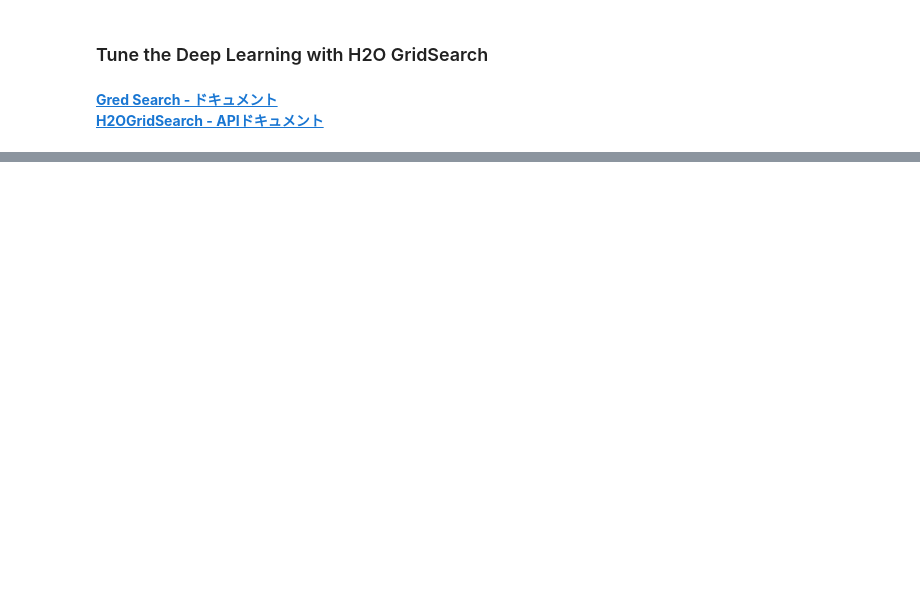
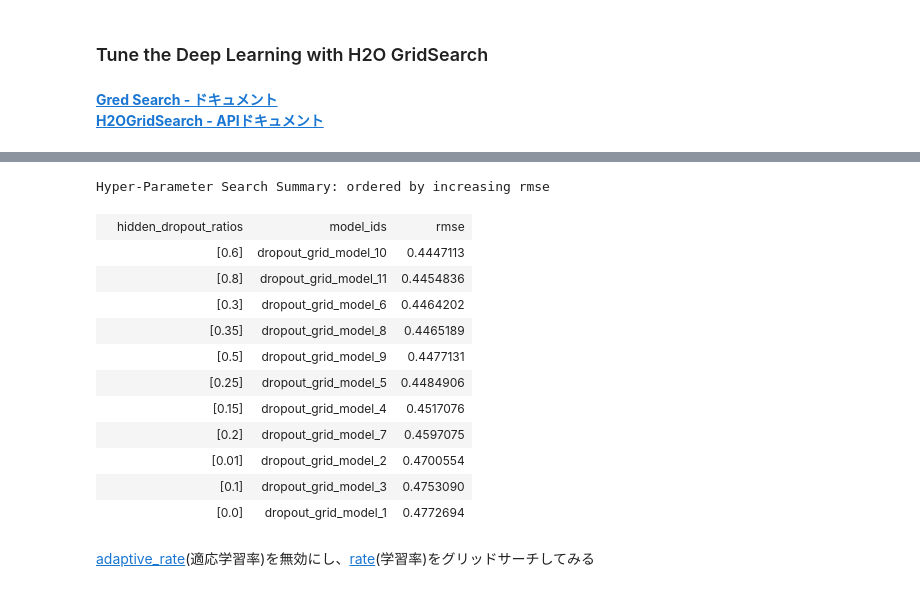
Before and after one commit to yukismd/H2O_3_Tutorial, a Jupyter notebook: python_api/H2O-3 Regression Tutorial.ipynb, the cells around one changed output, grey strips where cells are left out. Cells and saved outputs as stored; diff of their text form; code cells hidden in the pictures; blank space fills up the shorter version.

```diff
--- a/python_api/H2O-3 Regression Tutorial.ipynb
+++ b/python_api/H2O-3 Regression Tutorial.ipynb
@@ -723,0 +780,19 @@ Tuned XGB MAE:0.3026
+# %%
+dl = H2ODeepLearningEstimator(
+    epochs=10,
+    hidden=[165],     # 上で探索した結果を指定（NNでは再現が困難なため一致しない可能性がある）
+    seed=42,
+    model_id='DL',
+    activation='rectifier_with_dropout')
+
+hyper_params = {'hidden_dropout_ratios' : [[0], [0.01], [0.1], [0.15], [0.25], [0.3], [0.2],
+                                           [0.35],[0.5], [0.6], [0.8]]}
+
+search_criteria_tune = {'strategy': "Cartesian"}
+
+dl_grid = H2OGridSearch(model=dl,
+                         hyper_params=hyper_params,
+                         grid_id = 'dropout_grid',
+                         search_criteria=search_criteria_tune)
+
+%time dl_grid.train(x=x, y=y, training_frame=train, validation_frame=valid)
@@ -723,0 +803,18 @@ Tuned XGB MAE:0.3026
+# %%
+dl_grid.get_grid(sort_by='rmse', decreasing=False)
+# %% [output]
+Hyper-Parameter Search Summary: ordered by increasing rmse
+|  | hidden_dropout_ratios | model_ids | rmse |
+|  | [0.6] | dropout_grid_model_10 | 0.4447113 |
+|  | [0.8] | dropout_grid_model_11 | 0.4454836 |
+|  | [0.3] | dropout_grid_model_6 | 0.4464202 |
+|  | [0.35] | dropout_grid_model_8 | 0.4465189 |
+|  | [0.5] | dropout_grid_model_9 | 0.4477131 |
+|  | [0.25] | dropout_grid_model_5 | 0.4484906 |
+|  | [0.15] | dropout_grid_model_4 | 0.4517076 |
+|  | [0.2] | dropout_grid_model_7 | 0.4597075 |
+|  | [0.01] | dropout_grid_model_2 | 0.4700554 |
+|  | [0.1] | dropout_grid_model_3 | 0.4753090 |
+|  | [0.0] | dropout_grid_model_1 | 0.4772694 |
+# %% [markdown]
+[adaptive_rate](https://docs.h2o.ai/h2o/latest-stable/h2o-py/docs/modeling.html#h2o.estimators.deeplearning.H2ODeepLearningEstimator.adaptive_rate)(適応学習率)を無効にし、[rate](https://docs.h2o.ai/h2o/latest-stable/h2o-py/docs/modeling.html#h2o.estimators.deeplearning.H2ODeepLearningEstimator.rate)(学習率)をグリッドサーチしてみる
```
Also changed, not shown: parts of 46 cells of this notebook, 1 other file.
